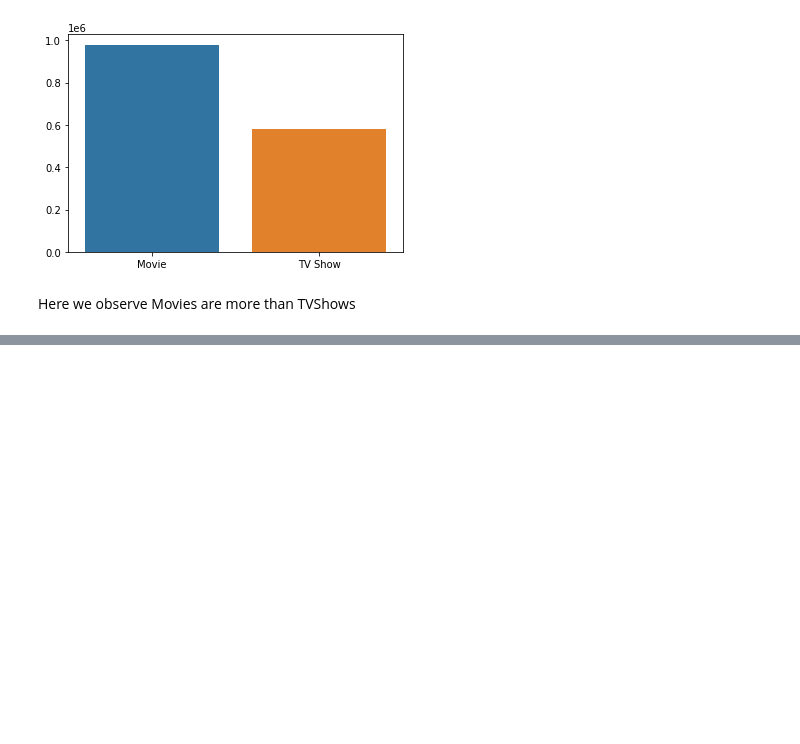
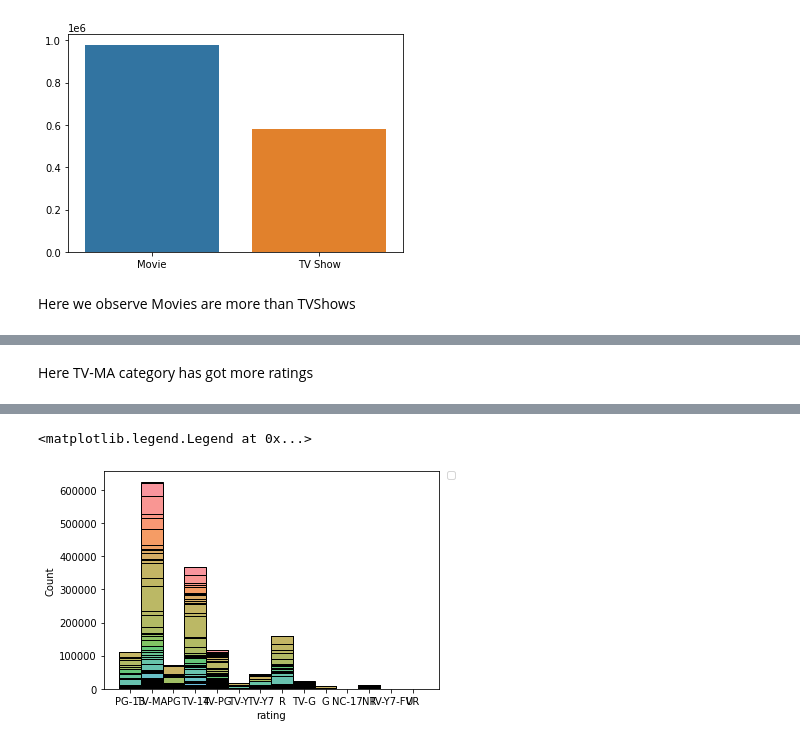
Before and after one commit to kavithachitriki/SCALER_PRACTICE, a Jupyter notebook: Netflix_Scaler.ipynb, the cells around one changed output, grey strips where cells are left out. Saved outputs shown, nothing was run; the diff lists cells and outputs as text; code cells hidden in the pictures; blank space fills up the shorter version.

```diff
--- a/Netflix_Scaler.ipynb
+++ b/Netflix_Scaler.ipynb
@@ -323,0 +362,6 @@ KeyError: ignored
+# %% [markdown]
+Here TV-MA category has got more ratings
+# %%
+sns.histplot(binwidth=0.5, x="rating", hue="genre", data=df, stat="count", multiple="stack")
+plt.legend(bbox_to_anchor=(1.05, 1), loc='upper right', borderaxespad=0)
+# %% [output]
@@ -323,0 +369,2 @@ KeyError: ignored
+<matplotlib.legend.Legend at 0x...>
+[figure, added]
```
Also changed, not shown: parts of 15 cells of this notebook.
